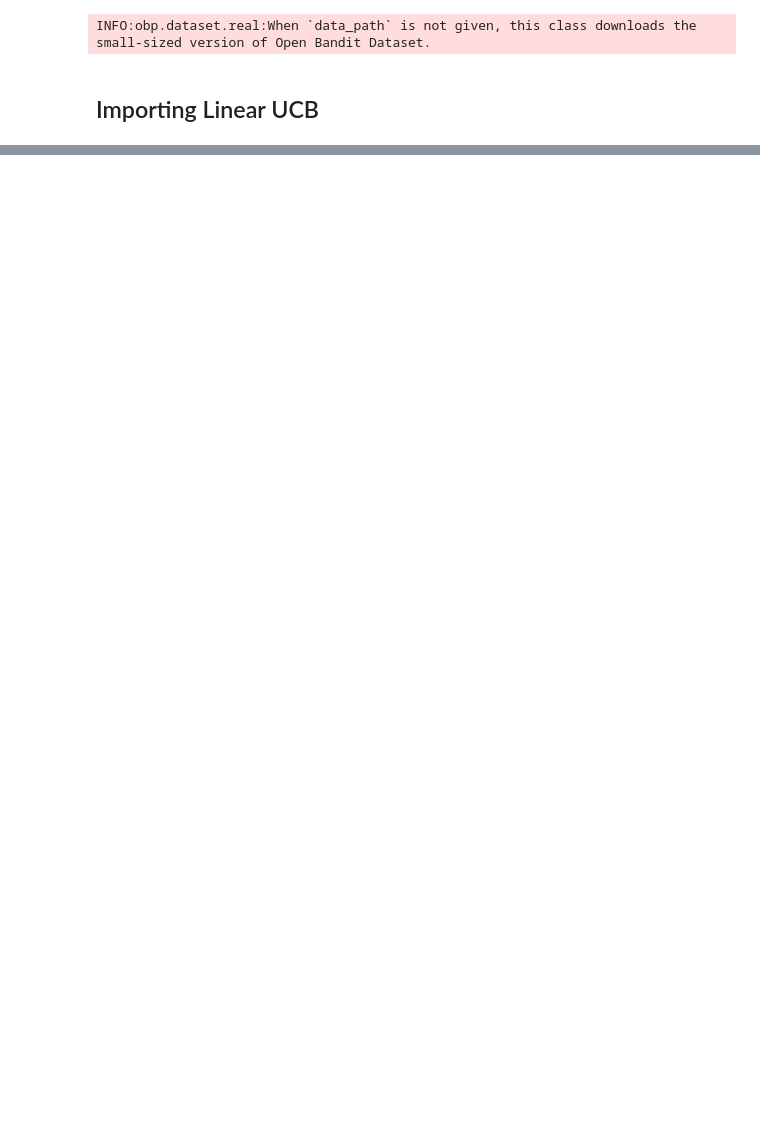
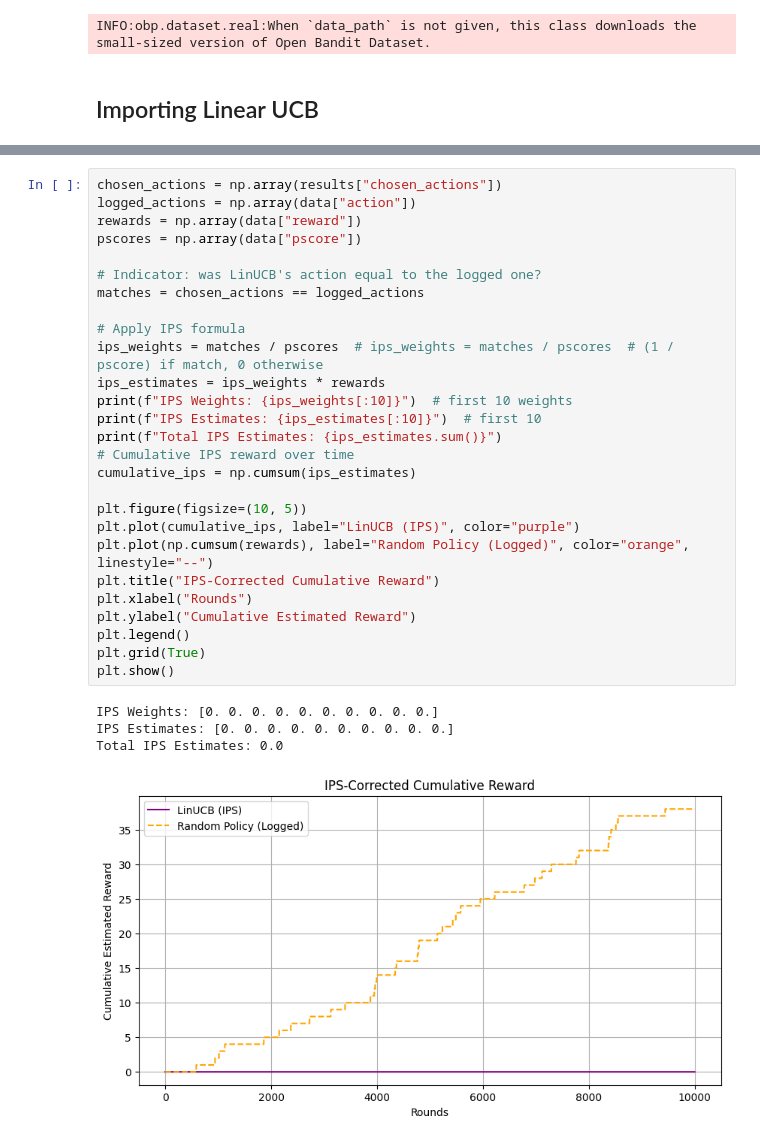
Before and after one commit to otausendschoen/contextual-bandit-benchmark, a Jupyter notebook: main.ipynb, the cells around one changed output, grey strips where cells are left out. Cells and saved outputs as stored; diff of their text form; blank space fills up the shorter version.

```diff
--- a/main.ipynb
+++ b/main.ipynb
@@ -54,0 +173,32 @@ Arm 79: [0. 0. 0. 0. 0. 0. 0. 0. 0. 0. 0. 0. 0. 0. 0. 0. 0. 0. 0. 0.]
+# %%
+chosen_actions = np.array(results["chosen_actions"])
+logged_actions = np.array(data["action"])
+rewards = np.array(data["reward"])
+pscores = np.array(data["pscore"])
+
+# Indicator: was LinUCB's action equal to the logged one?
+matches = chosen_actions == logged_actions
+
+# Apply IPS formula
+ips_weights = matches / pscores  # ips_weights = matches / pscores  # (1 / pscore) if match, 0 otherwise
+ips_estimates = ips_weights * rewards
+print(f"IPS Weights: {ips_weights[:10]}")  # first 10 weights
+print(f"IPS Estimates: {ips_estimates[:10]}")  # first 10
+print(f"Total IPS Estimates: {ips_estimates.sum()}")
+# Cumulative IPS reward over time
+cumulative_ips = np.cumsum(ips_estimates)
+
+plt.figure(figsize=(10, 5))
+plt.plot(cumulative_ips, label="LinUCB (IPS)", color="purple")
+plt.plot(np.cumsum(rewards), label="Random Policy (Logged)", color="orange", linestyle="--")
+plt.title("IPS-Corrected Cumulative Reward")
+plt.xlabel("Rounds")
+plt.ylabel("Cumulative Estimated Reward")
+plt.legend()
+plt.grid(True)
+plt.show()
+# %% [output]
+IPS Weights: [0. 0. 0. 0. 0. 0. 0. 0. 0. 0.]
+IPS Estimates: [0. 0. 0. 0. 0. 0. 0. 0. 0. 0.]
+Total IPS Estimates: 0.0
+[figure, added]
```
Also changed, not shown: parts of 19 cells of this notebook, 2 other files.
